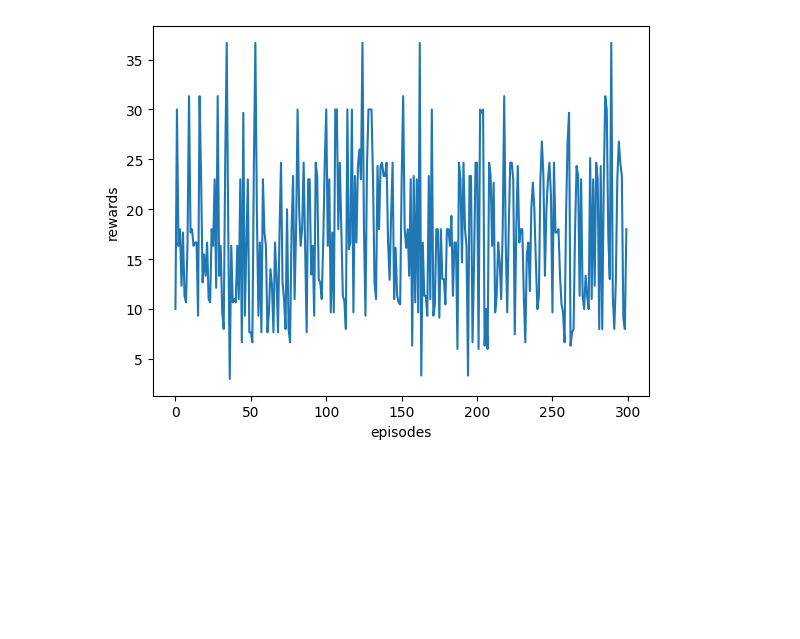
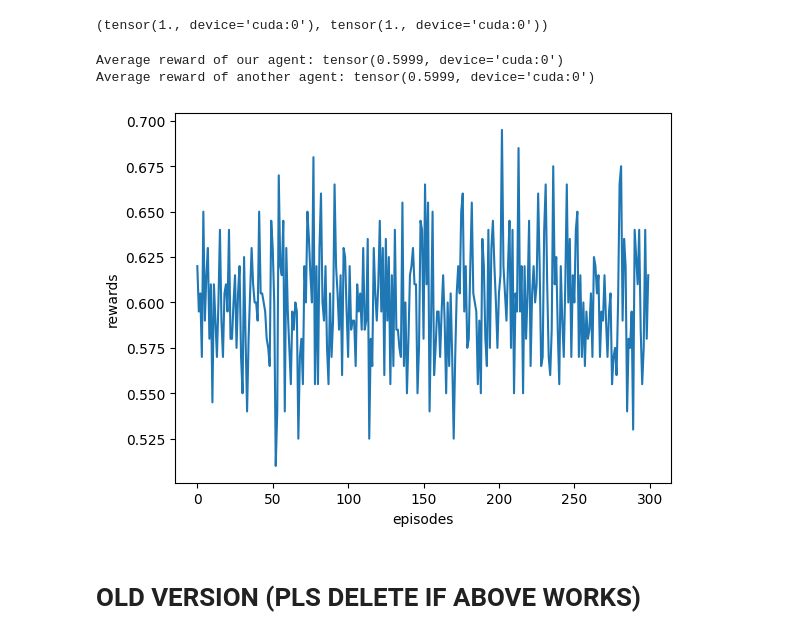
Before and after one commit to kittyfungg/4yp, a Jupyter notebook: Work/Rmax - arch 1.ipynb, the cells around one changed output. Cells and saved outputs as stored; diff of their text form; code cells hidden in the pictures; blank space fills up the shorter version.

Commit message:
unbatched, inner-step&epi all gone, synchronised

```diff
--- a/Work/Rmax - arch 1.ipynb
+++ b/Work/Rmax - arch 1.ipynb
@@ -33,22 +21,19 @@ def index_to_table(rmax, env, index) :
 # %%
-K_epochs = 4  # update policy for K epochs
-inner_gamma = 0.8  #inner game discount factor
-meta_gamma = 0.8   #meta game discount factor
+inner_gamma = 0.9         #inner game discount factor
+meta_gamma = 0.9          #meta game discount factor
 R_max = 0.98
 max_meta_epi = 300
-max_meta_steps = 20
-max_inner_epi = 1
-max_inner_steps = 1
+max_meta_steps = 200
 
 epsilon = 0.2
 meta_alpha = 0.4
-bs = 1          #batch size
-radius = 3   #radius for discretization, assuming radius>1
+radius = 3                #radius for discretization, assuming radius>1
 
-plot_rew = torch.zeros(max_meta_epi, max_meta_steps, 2, bs).to(device)    #reward tensor for plotting purposes [episode, step, agents, batch]
+#reward tensor for plotting purposes [episode, step, agents]
+plot_rew = torch.zeros(max_meta_epi, max_meta_steps, 2).to(device)
 
 # creating environment
-env = MetaGames(bs, "NL", "IPD")
+env = MetaGames("NL", "IPD")
 
 memory = Memory()
 rmax = RmaxAgent(env, R_max, meta_gamma, inner_gamma, radius, epsilon)
@@ -401,10 +91,21 @@ meta step= 18 tensor([[[0., 2.],
+# %%
+reward, info
+# %% [output]
+(tensor(1., device='cuda:0'), tensor(1., device='cuda:0'))
 # %%
-plot_rew_mean_batched = torch.mean(plot_rew,3)
-fig_handle = plt.plot(plot_rew_mean_batched[:,-1,0].cpu().numpy())
+plot_rew_mean = torch.mean(plot_rew[:,:,0],1)
+fig_handle = plt.plot(plot_rew_mean.cpu().numpy())
 
 plt.xlabel("episodes")
 plt.ylabel("rewards")
 
-plt.savefig('radius' + str(radius) + '_' + str(max_meta_epi) + '_' + str(max_meta_steps) + '_pd.png')
+print("Average reward of our agent:", torch.mean(plot_rew[:,:,0],(0,1)))
+print("Average reward of another agent:", torch.mean(plot_rew[:,:,1],(0,1)))
+
+#plt.savefig('radius' + str(radius) + '_' + str(max_meta_epi) + '_' + str(max_meta_steps) + '_pd.png')
 # %% [output]
+Average reward of our agent: tensor(0.5999, device='cuda:0')
+Average reward of another agent: tensor(0.5999, device='cuda:0')
-[figure, old version]
+[figure, new version]
+# %% [markdown]
+# OLD VERSION (PLS DELETE IF ABOVE WORKS)
```
Also changed, not shown: parts of 5 cells of this notebook, 4 other files.
